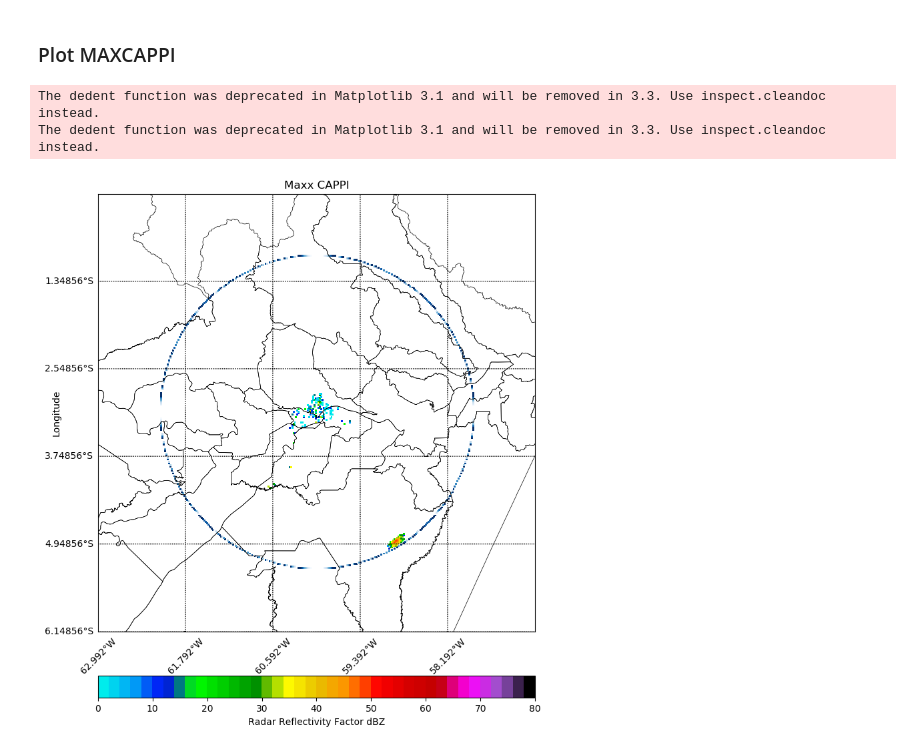
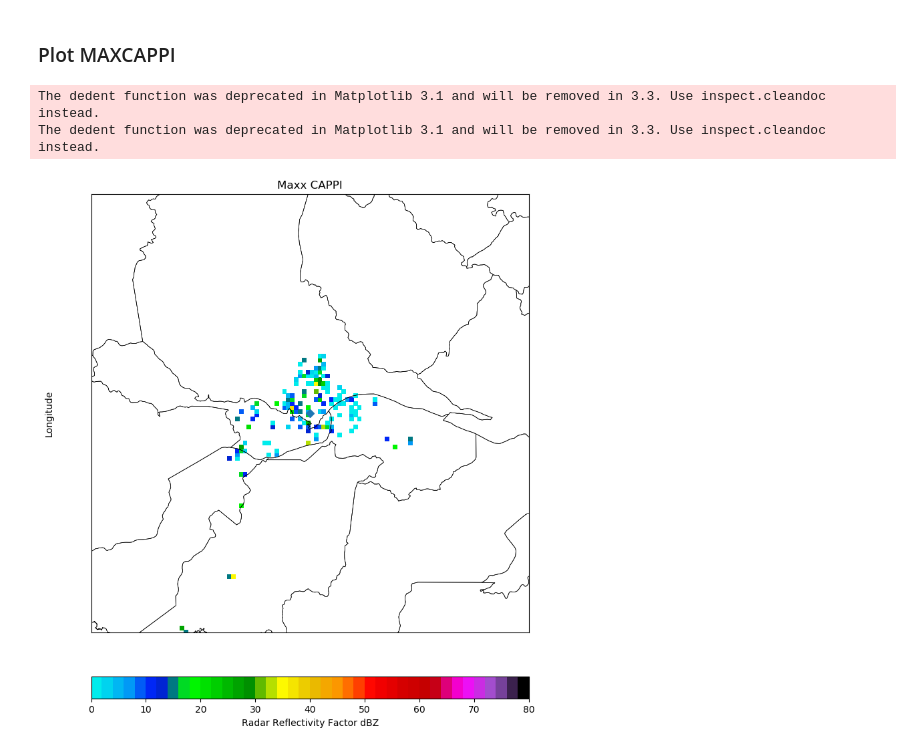
Before and after one commit to helvecioneto/CAP-394, a Jupyter notebook: 01-EDA.ipynb, the cells around one changed output. Drawn from its saved outputs; the diff is of its cells as text; code cells hidden in the pictures.

Commit message:
Plot Radar RANGE

```diff
--- a/01-EDA.ipynb
+++ b/01-EDA.ipynb
@@ -112,7 +110,7 @@ dados = maxCAPPI(dbz)
 ### Plot MAXCAPPI
 # %%
 my_coords = [-3.148556, -59.992000]     ## RADAR T1 SIPAM COORDS
-zoom_scale = 3                        ## ZOOM SCALE
+zoom_scale = 1                        ## ZOOM SCALE
 
 
 bbox = [my_coords[0]-zoom_scale,my_coords[0]+zoom_scale,\
@@ -128,36 +126,37 @@ norm = mpl.colors.BoundaryNorm(levs,256)
 cmap = 'pyart_NWSRef'
 ax = axes
 
 m = Basemap(projection='merc',llcrnrlat=bbox[0],urcrnrlat=bbox[1],\
             llcrnrlon=bbox[2],urcrnrlon=bbox[3],lat_ts=10,resolution='i')
 
 xi, yi = m(lon, lat)
+xm, ym = m(my_coords[1],my_coords[0])
 
 cs = m.pcolormesh(xi,yi,maxrange, cmap='Blues')
 cs = m.pcolormesh(xi,yi,dados,norm=norm,cmap=cmap,ax=ax)
+m.plot(xm,ym, marker='D',color='f')
 
 
 # # # # Add Grid Lines
-m.drawparallels(np.arange(bbox[0],bbox[1],(bbox[1]-bbox[0])/5),labels=[1,0,0,0])
-m.drawmeridians(np.arange(bbox[2],bbox[3],(bbox[3]-bbox[2])/5),labels=[0,0,0,1],rotation=45)
+#m.drawparallels(np.arange(bbox[0],bbox[1],(bbox[1]-bbox[0])/5),labels=[1,0,0,0])
+#m.drawmeridians(np.arange(bbox[2],bbox[3],(bbox[3]-bbox[2])/5),labels=[0,0,0,1],rotation=45)
 #m.drawmapboundary(fill_color='green')
 
 m.readshapefile('./data/am_municipios/13MUE250GC_SIR', 'teste')
-
 
 # # # # # Add Colorbar
 cbar = m.colorbar(cs, location='bottom', pad="10%")
 cbar.set_label(label)
 
 # # # # # Add Title
 plt.title(title)
 plt.ylabel('Longitude', labelpad=40)
 plt.xlabel('Latitude', labelpad=60)
 
 plt.show()
 # %% [output]
 The dedent function was deprecated in Matplotlib 3.1 and will be removed in 3.3. Use inspect.cleandoc instead.
 The dedent function was deprecated in Matplotlib 3.1 and will be removed in 3.3. Use inspect.cleandoc instead.
-[figure, old version]
+[figure, new version]
 # %%
 np.savetxt("dadosNAN.csv", dados, delimiter=",")
```
Also changed, not shown: parts of 1 cell of this notebook.
